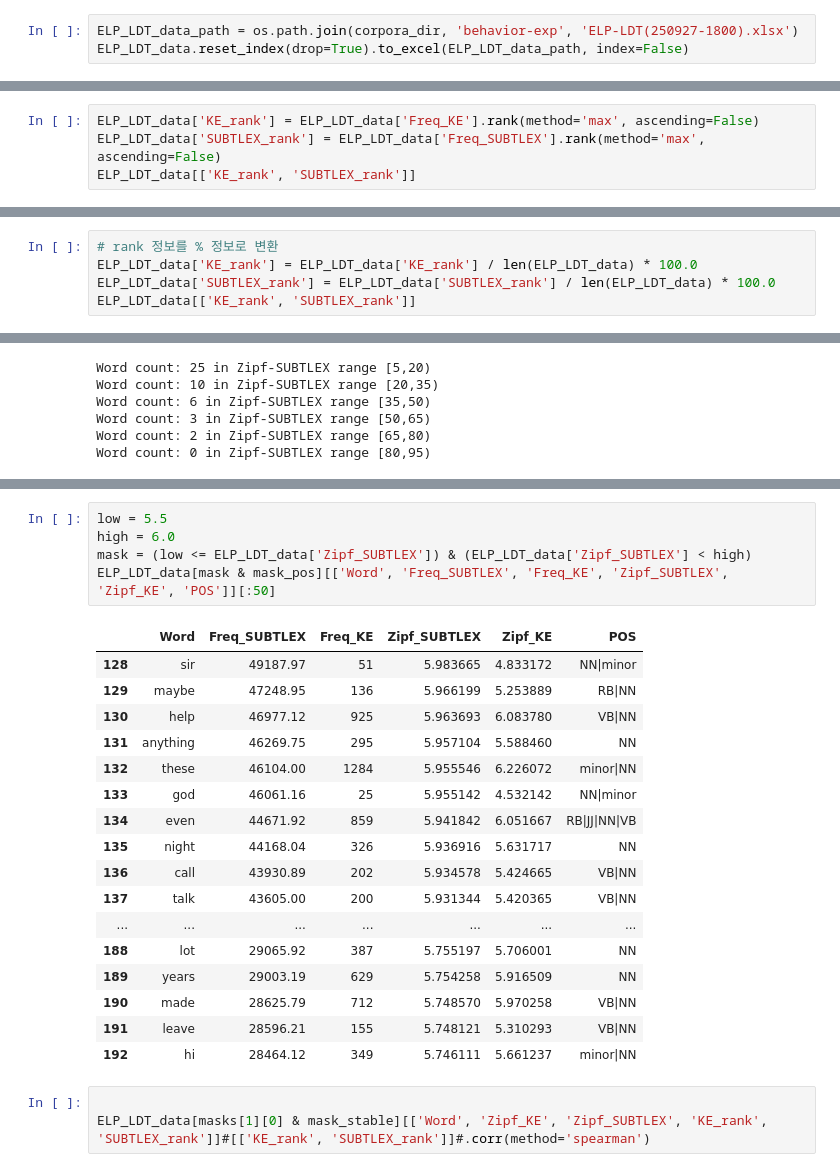
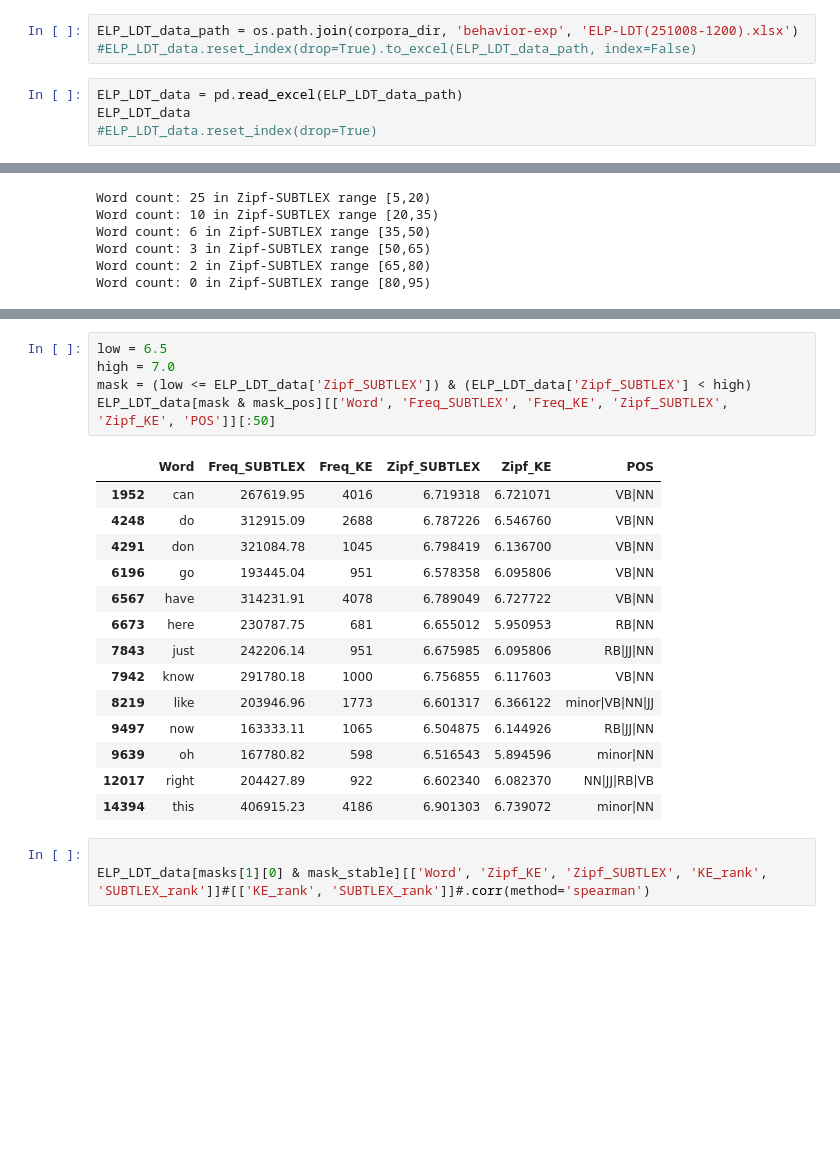
Before and after one commit to irregular6612/english-corpus-comparison, a Jupyter notebook: src/notebooks/behavior-exp-stimuli-selection.ipynb, the cells around one changed output, grey strips where cells are left out. Saved outputs shown, nothing was run; the diff lists cells and outputs as text; blank space fills up the shorter version.

```diff
--- a/src/notebooks/behavior-exp-stimuli-selection.ipynb
+++ b/src/notebooks/behavior-exp-stimuli-selection.ipynb
@@ -121,3 +168,7 @@ memory usage: 7.1+ MB
 # %%
-ELP_LDT_data_path = os.path.join(corpora_dir, 'behavior-exp', 'ELP-LDT(250927-1800).xlsx')
-ELP_LDT_data.reset_index(drop=True).to_excel(ELP_LDT_data_path, index=False)
+ELP_LDT_data_path = os.path.join(corpora_dir, 'behavior-exp', 'ELP-LDT(251008-1200).xlsx')
+#ELP_LDT_data.reset_index(drop=True).to_excel(ELP_LDT_data_path, index=False)
+# %%
+ELP_LDT_data = pd.read_excel(ELP_LDT_data_path)
+ELP_LDT_data
+#ELP_LDT_data.reset_index(drop=True)
@@ -133,7 +198,3 @@ ELP_LDT_data[['Freq_KE', 'Freq_SUBTLEX']].describe()
 | 50% | 4.000000 | 1.290300e+02 |
 | 75% | 16.000000 | 4.998000e+02 |
 | max | 38303.000000 | 2.134713e+06 |
-# %%
-ELP_LDT_data['KE_rank'] = ELP_LDT_data['Freq_KE'].rank(method='max', ascending=False)
-ELP_LDT_data['SUBTLEX_rank'] = ELP_LDT_data['Freq_SUBTLEX'].rank(method='max', ascending=False)
-ELP_LDT_data[['KE_rank', 'SUBTLEX_rank']]
@@ -164,5 +200,0 @@ See the caveats in the documentation: https://pandas.pydata.org/pandas-docs/stab
-# %%
-# rank 정보를 % 정보로 변환
-ELP_LDT_data['KE_rank'] = ELP_LDT_data['KE_rank'] / len(ELP_LDT_data) * 100.0
-ELP_LDT_data['SUBTLEX_rank'] = ELP_LDT_data['SUBTLEX_rank'] / len(ELP_LDT_data) * 100.0
-ELP_LDT_data[['KE_rank', 'SUBTLEX_rank']]
@@ -442,26 +455,23 @@ Word count: 153 in Zipf-KE range [5.5,6.0)
 # %%
-low = 5.5
-high = 6.0
+low = 6.5
+high = 7.0
 mask = (low <= ELP_LDT_data['Zipf_SUBTLEX']) & (ELP_LDT_data['Zipf_SUBTLEX'] < high)
 ELP_LDT_data[mask & mask_pos][['Word', 'Freq_SUBTLEX', 'Freq_KE', 'Zipf_SUBTLEX', 'Zipf_KE', 'POS']][:50]
 # %% [output]
 |  | Word | Freq_SUBTLEX | Freq_KE | Zipf_SUBTLEX | Zipf_KE | POS |
-| 128 | sir | 49187.97 | 51 | 5.983665 | 4.833172 | NN|minor |
-| 129 | maybe | 47248.95 | 136 | 5.966199 | 5.253889 | RB|NN |
-| 130 | help | 46977.12 | 925 | 5.963693 | 6.083780 | VB|NN |
-| 131 | anything | 46269.75 | 295 | 5.957104 | 5.588460 | NN |
-| 132 | these | 46104.00 | 1284 | 5.955546 | 6.226072 | minor|NN |
-| 133 | god | 46061.16 | 25 | 5.955142 | 4.532142 | NN|minor |
-| 134 | even | 44671.92 | 859 | 5.941842 | 6.051667 | RB|JJ|NN|VB |
-| 135 | night | 44168.04 | 326 | 5.936916 | 5.631717 | NN |
-| 136 | call | 43930.89 | 202 | 5.934578 | 5.424665 | VB|NN |
-| 137 | talk | 43605.00 | 200 | 5.931344 | 5.420365 | VB|NN |
-| ... | ... | ... | ... | ... | ... | ... |
-| 188 | lot | 29065.92 | 387 | 5.755197 | 5.706001 | NN |
-| 189 | years | 29003.19 | 629 | 5.754258 | 5.916509 | NN |
-| 190 | made | 28625.79 | 712 | 5.748570 | 5.970258 | VB|NN |
-| 191 | leave | 28596.21 | 155 | 5.748121 | 5.310293 | VB|NN |
-| 192 | hi | 28464.12 | 349 | 5.746111 | 5.661237 | minor|NN |
+| 1952 | can | 267619.95 | 4016 | 6.719318 | 6.721071 | VB|NN |
+| 4248 | do | 312915.09 | 2688 | 6.787226 | 6.546760 | VB|NN |
+| 4291 | don | 321084.78 | 1045 | 6.798419 | 6.136700 | VB|NN |
+| 6196 | go | 193445.04 | 951 | 6.578358 | 6.095806 | VB|NN |
+| 6567 | have | 314231.91 | 4078 | 6.789049 | 6.727722 | VB|NN |
+| 6673 | here | 230787.75 | 681 | 6.655012 | 5.950953 | RB|NN |
+| 7843 | just | 242206.14 | 951 | 6.675985 | 6.095806 | RB|JJ|NN |
+| 7942 | know | 291780.18 | 1000 | 6.756855 | 6.117603 | VB|NN |
+| 8219 | like | 203946.96 | 1773 | 6.601317 | 6.366122 | minor|VB|NN|JJ |
+| 9497 | now | 163333.11 | 1065 | 6.504875 | 6.144926 | RB|JJ|NN |
+| 9639 | oh | 167780.82 | 598 | 6.516543 | 5.894596 | minor|NN |
+| 12017 | right | 204427.89 | 922 | 6.602340 | 6.082370 | NN|JJ|RB|VB |
+| 14394 | this | 406915.23 | 4186 | 6.901303 | 6.739072 | minor|NN |
 # %%
 
 ELP_LDT_data[masks[1][0] & mask_stable][['Word', 'Zipf_KE', 'Zipf_SUBTLEX', 'KE_rank', 'SUBTLEX_rank']]#[['KE_rank', 'SUBTLEX_rank']]#.corr(method='spearman')
```
Also changed, not shown: parts of 19 cells of this notebook.
